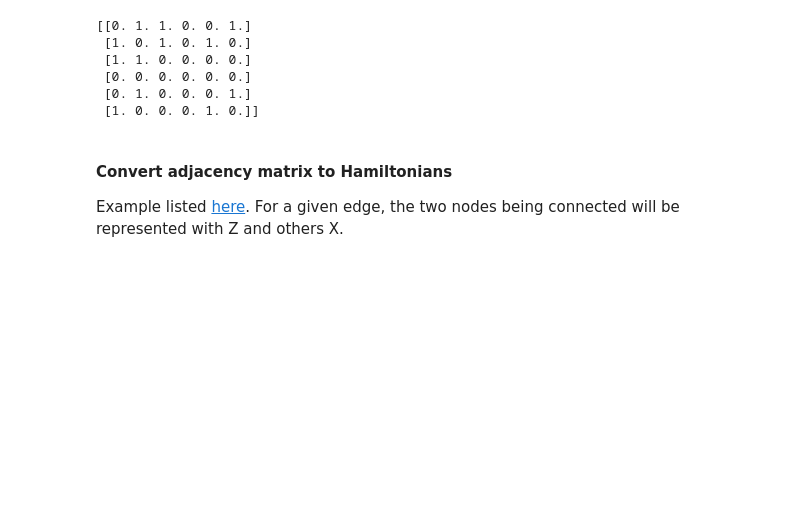
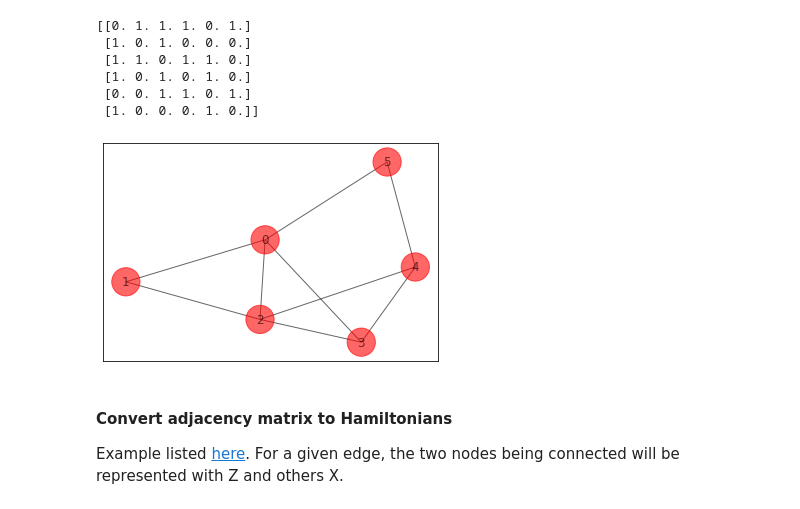
Before and after one commit to jiayuanx/quantum-computing, a Jupyter notebook: assignments/project/MaxCut-Raw.ipynb, the cells around one changed output. Cells and saved outputs as stored; diff of their text form; code cells hidden in the pictures; blank space fills up the shorter version.

```diff
--- a/assignments/project/MaxCut-Raw.ipynb
+++ b/assignments/project/MaxCut-Raw.ipynb
@@ -21,40 +21,40 @@ import logging
 # %%
 # generate a graph
 
 n = 6
-build_random_graph = True
+build_random_graph = False
 
 if not build_random_graph:
     G = nx.Graph()
     G.add_nodes_from(np.arange(0, n, 1))
-    # E = [(0,1,1.0),(0,2,1.0),(0,3,1.0),(1,2,1.0),(2,3,1.0),(4,5,1.0)]
-    E = [(0,1,2.0),(0,2,1.0),(0,3,4.0),(1,2,1.0),(2,3,2.0),(4,5,1.0)]
+    E = [(0,1,1.0),(0,2,1.0),(0,3,1.0),(1,2,1.0),(2,3,1.0),(4,5,1.0),(2,4,1.0),(3,4,1.0),(0,5,1.0)]
+#     E = [(0,1,2.0),(0,2,1.0),(0,3,4.0),(1,2,1.0),(2,3,2.0),(4,5,1.0)]
     G.add_weighted_edges_from(E)
 
     colors = ['r' for node in G.nodes()]
     pos = nx.spring_layout(G)
     default_axes = plt.axes(frameon=True)
     nx.draw_networkx(G, node_color=colors, node_size=800, alpha=0.6, ax=default_axes, pos=pos)
 
     # build a weight matrix from G
     w = np.zeros([n,n])
     for i, j, data in G.edges.data():
         w[i][j] = data['weight']
         w[j][i] = data['weight']
-    print(w)
 
 else: # random graph
     np.random.seed(8123179)
-    w = random_graph(n, edge_prob=0.5, weight_range=2, negative_weight=False)
+    w = random_graph(n, edge_prob=0.5, weight_range=2, negative_weight=True)
     qubitOp, offset = max_cut.get_operator(w)
 print(w)
 # %% [output]
-[[0. 1. 1. 0. 0. 1.]
+[[0. 1. 1. 1. 0. 1.]
+ [1. 0. 1. 0. 0. 0.]
+ [1. 1. 0. 1. 1. 0.]
  [1. 0. 1. 0. 1. 0.]
- [1. 1. 0. 0. 0. 0.]
- [0. 0. 0. 0. 0. 0.]
- [0. 1. 0. 0. 0. 1.]
+ [0. 0. 1. 1. 0. 1.]
  [1. 0. 0. 0. 1. 0.]]
+[figure, added]
 # %% [markdown]
 #### Convert adjacency matrix to Hamiltonians
 
```
Also changed, not shown: parts of 10 cells of this notebook, 1 other file.
